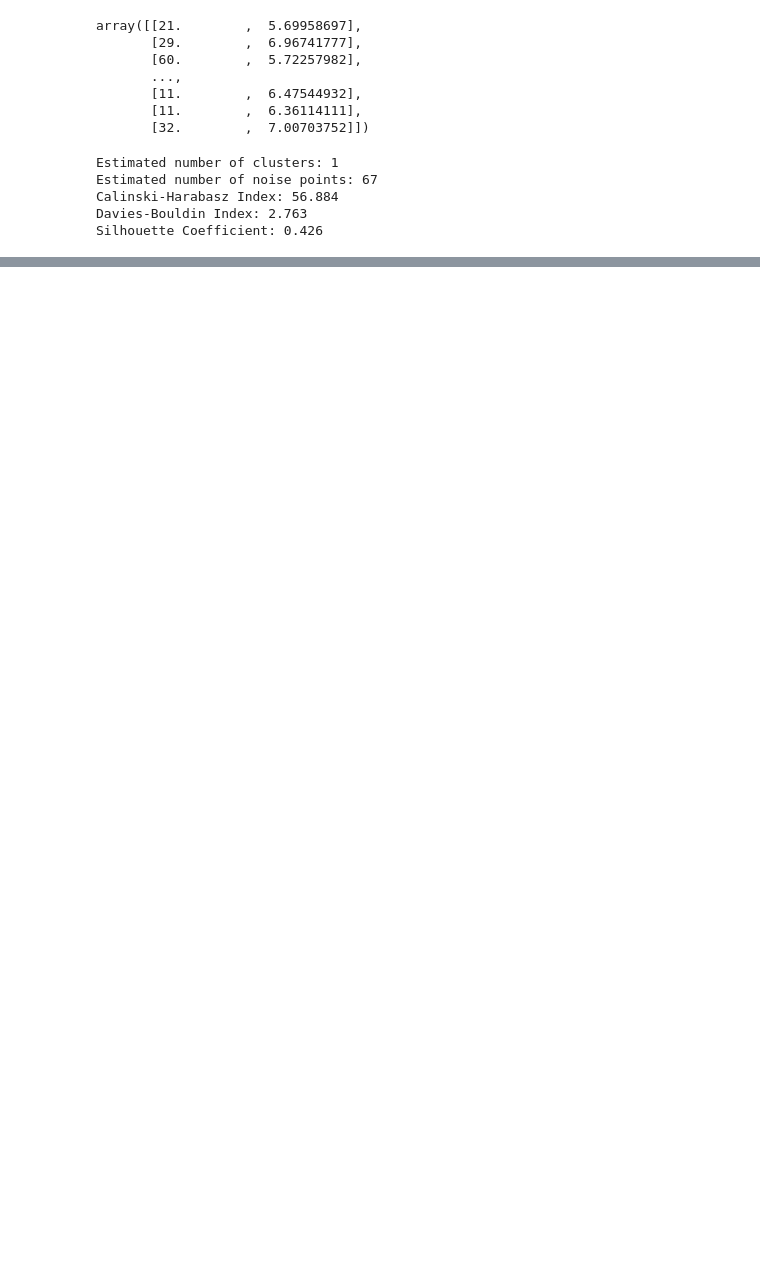
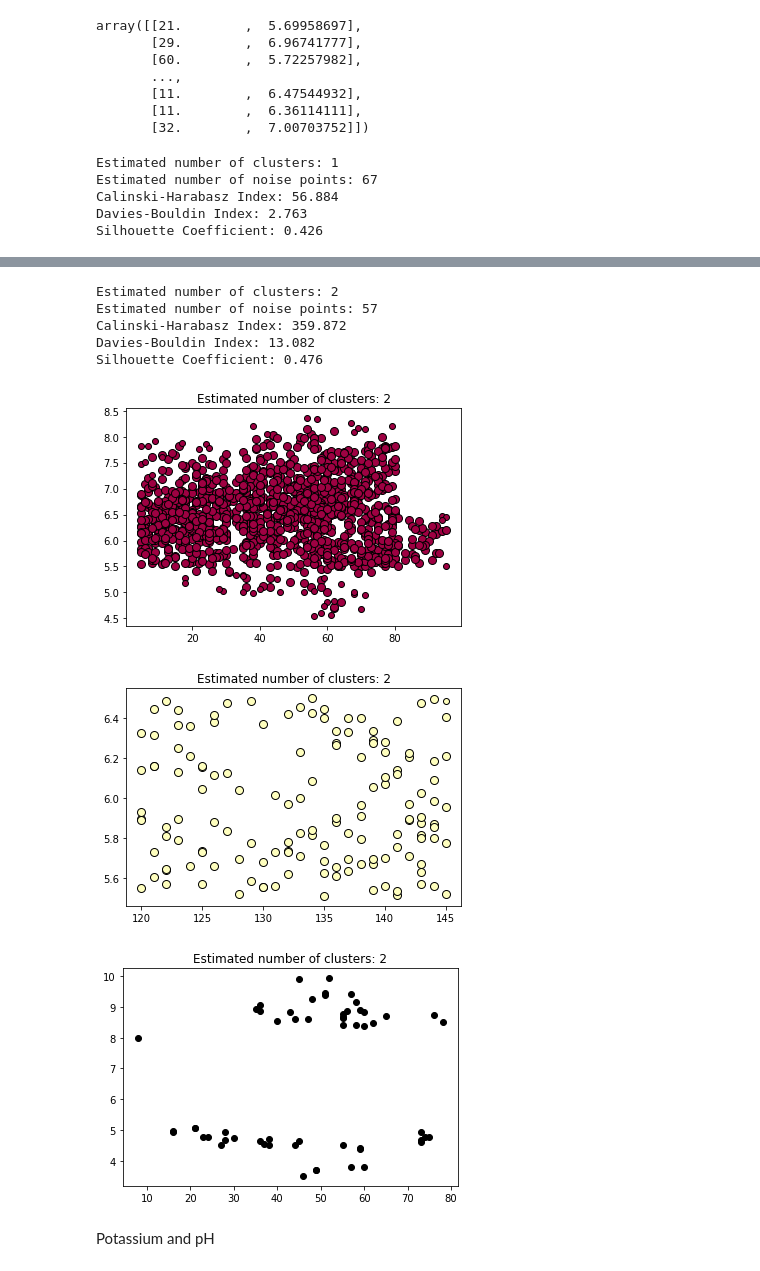
Before and after one commit to AIML-Makgeolli/CpE-AIDL, a Jupyter notebook: SMARF/dbscan.ipynb, the cells around one changed output, grey strips where cells are left out. Saved outputs shown, nothing was run; the diff lists cells and outputs as text; code cells hidden in the pictures; blank space fills up the shorter version.

```diff
--- a/SMARF/dbscan.ipynb
+++ b/SMARF/dbscan.ipynb
@@ -107,0 +122,16 @@ dbscantest.dbscan_outlier()
+# %%
+dbscantest.dbscan_test()
+# %% [output]
+Estimated number of clusters: 2
+Estimated number of noise points: 57
+Calinski-Harabasz Index: 359.872
+Davies-Bouldin Index: 13.082
+Silhouette Coefficient: 0.476
+# %%
+dbscantest.dbscan_outlier()
+# %% [output]
+[figure, added]
+[figure, added]
+[figure, added]
+# %% [markdown]
+Potassium and pH
```
Also changed, not shown: parts of 16 cells of this notebook.
